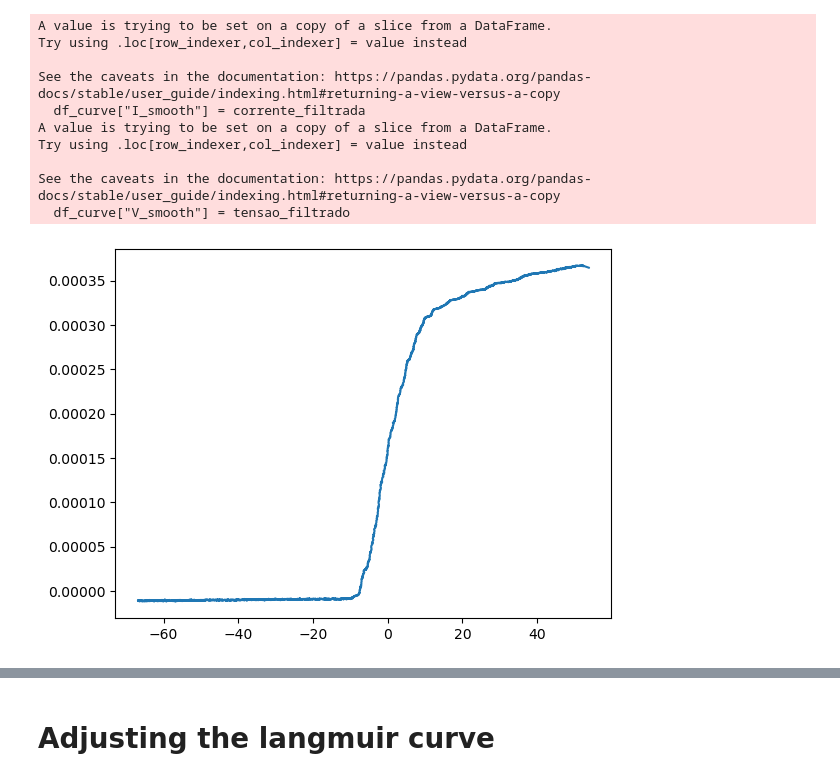
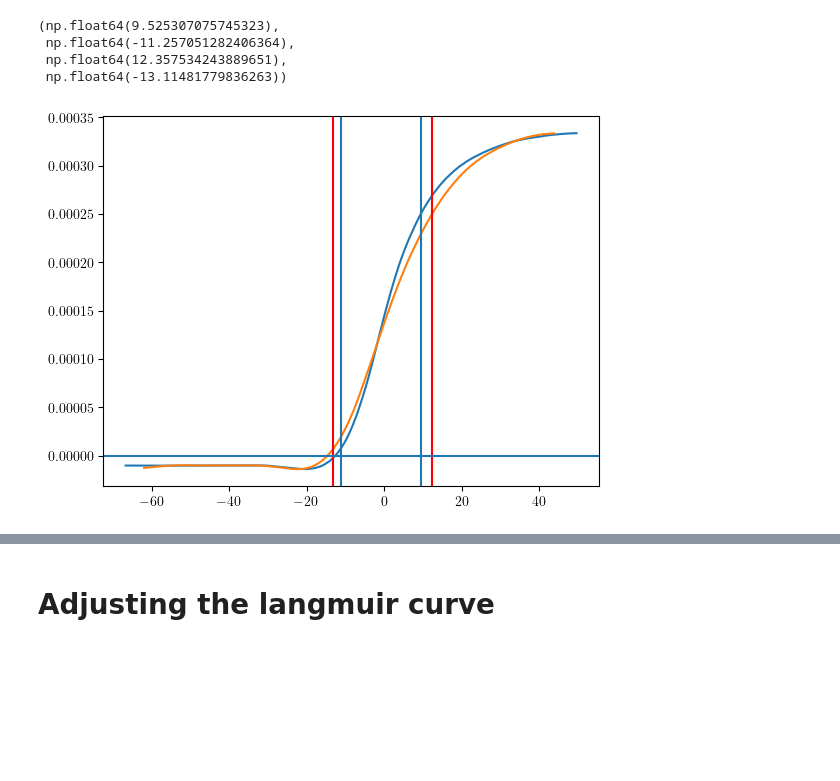
Before and after one commit to UGB250/masters-experiment-data-analysis, a Jupyter notebook: Notebooks/langmuir_probe_experiment.ipynb, the cells around one changed output, grey strips where cells are left out. Drawn from its saved outputs; the diff is of its cells as text; code cells hidden in the pictures; blank space fills up the shorter version.

```diff
--- a/Notebooks/langmuir_probe_experiment.ipynb
+++ b/Notebooks/langmuir_probe_experiment.ipynb
@@ -83,35 +76,38 @@ plt.plot(df_curve["Time(s)"],df_curve["I_compesated"])
 tempo = df_curve['Time(s)'].values
 tensao = df_curve['CH1(V)'].values
 corrente = df_curve['I_compesated'].values
+tempo_dois = df_second_curve['Time(s)'].values
+tensao_dois = df_second_curve['CH1(V)'].values
+corrente_dois =  df_second_curve['I_compesated'].values
 # %%
-### Definição do período
-dt = np.mean(np.diff(tempo)) ### intervalo de tempo
-fs = 1.0/dt
-f_corte = 100000 ### Frequência de corte
-N = 3
-
-### Filtragem do sinal
-
-b, a = sp.signal.butter(N, f_corte/fs, btype='low')
-tensao_filtrado = sp.signal.filtfilt(b, a, tensao)
-corrente_filtrada = sp.signal.filtfilt(b,a, corrente)
-
-
-df_curve["I_smooth"] = corrente_filtrada
-df_curve["V_smooth"] = tensao_filtrado
+df_curve["I_smooth"] = sp.signal.savgol_filter(corrente, int(len(corrente)*0.3),2 ,mode = 'nearest')
+df_curve["V_smooth"] = sp.signal.savgol_filter(tensao, int(len(tensao)*0.3),2 ,mode = 'nearest')
+df_second_curve["I_smooth"] = sp.signal.savgol_filter(corrente_dois, int(len(corrente_dois)*0.3),2 ,mode = 'nearest')
+df_second_curve["V_smooth"] = sp.signal.savgol_filter(tensao_dois, int(len(tensao_dois*0.3)),2 ,mode = 'nearest')
-# %% [output]
-A value is trying to be set on a copy of a slice from a DataFrame.
-Try using .loc[row_indexer,col_indexer] = value instead
-
-See the caveats in the documentation: https://pandas.pydata.org/pandas-docs/stable/user_guide/indexing.html#returning-a-view-versus-a-copy
-  df_curve["I_smooth"] = corrente_filtrada
-A value is trying to be set on a copy of a slice from a DataFrame.
-Try using .loc[row_indexer,col_indexer] = value instead
-
-See the caveats in the documentation: https://pandas.pydata.org/pandas-docs/stable/user_guide/indexing.html#returning-a-view-versus-a-copy
-  df_curve["V_smooth"] = tensao_filtrado
+# %%
+di = sp.signal.savgol_filter(corrente, len(corrente)*0.3,2 , mode = 'nearest', deriv = 2)
+di_second = sp.signal.savgol_filter(corrente_dois, len(corrente_dois)*0.3,2 , mode = 'nearest', deriv = 2)
+df_curve["di_smooth"] = di
+df_second_curve["di_smooth"] = di_second
+# %%
+vp =  df_curve["V_smooth"][df_curve["di_smooth"] == df_curve["di_smooth"].min()].iloc[0]
+vf = df_curve["V_smooth"][df_curve["di_smooth"] == df_curve["di_smooth"].max()].iloc[0]
+vp2 = df_second_curve["V_smooth"][df_second_curve["di_smooth"] == df_second_curve["di_smooth"].min()].iloc[0]
+vf2 = df_second_curve["V_smooth"][df_second_curve["di_smooth"] == df_second_curve["di_smooth"].max()].iloc[0]
+vp,vf,vp2,vf2
+# %% [output]
+(np.float64(9.525307075745323),
+ np.float64(-11.257051282406364),
+ np.float64(12.357534243889651),
+ np.float64(-13.11481779836263))
 # %%
-plt.plot(df_curve["V_smooth"],df_curve["I_smooth"])
+plt.plot(df_curve["V_smooth"], df_curve["I_smooth"])
+plt.plot(df_second_curve["V_smooth"], df_second_curve["I_smooth"])
+plt.axvline(vf)
+plt.axvline(vp)
+plt.axvline(vf2, color = "r")
+plt.axvline(vp2, color = "r")
+plt.axhline(0)
 plt.show()
 # %% [output]
-[figure, old version]
+[figure, new version]
```
Also changed, not shown: parts of 29 cells of this notebook.
